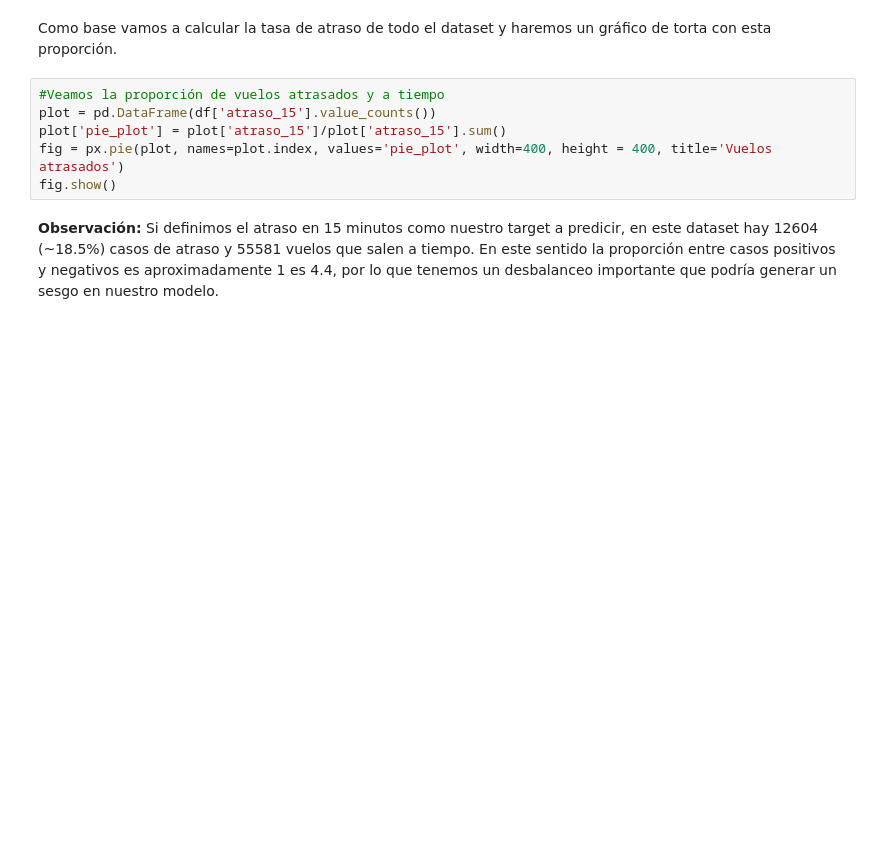
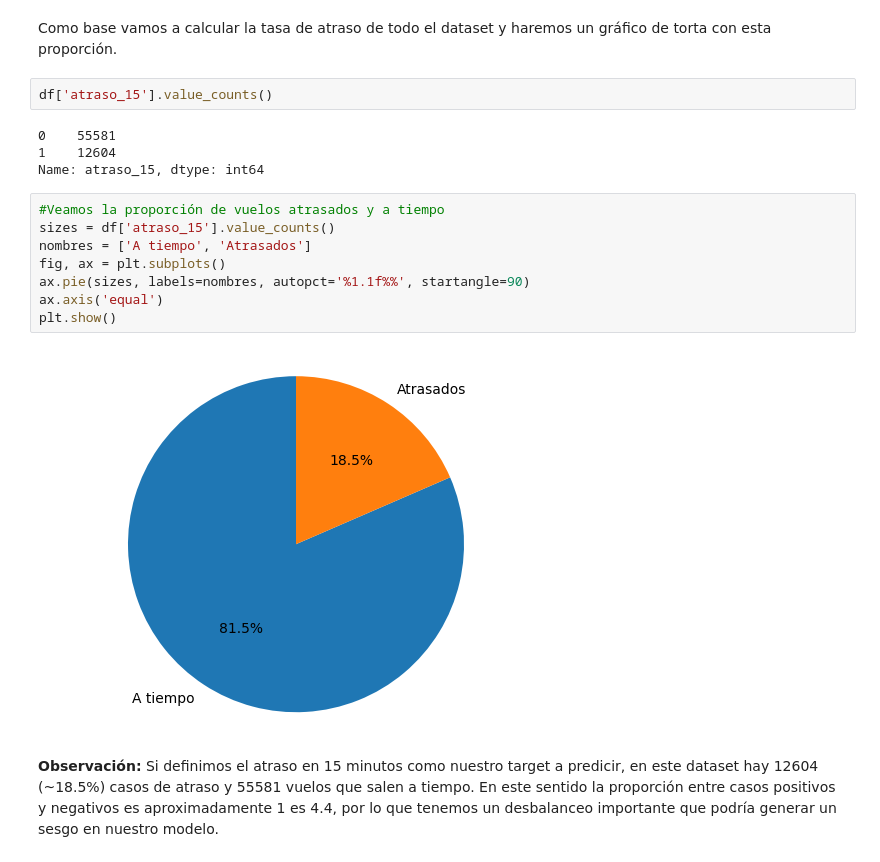
Before and after one commit to miguel-mf/challenge_ds_neuralworks, a Jupyter notebook: Challenge_Vuelos.ipynb, the cells around one changed output. Drawn from its saved outputs; the diff is of its cells as text; blank space fills up the shorter version.

```diff
--- a/Challenge_Vuelos.ipynb
+++ b/Challenge_Vuelos.ipynb
@@ -180,12 +180,22 @@ aux.to_csv('synthetic_features.csv', index=False)
 ## 3. Tasas de atraso
 # %% [markdown]
 Como base vamos a calcular la tasa de atraso de todo el dataset y haremos un gráfico de torta con esta proporción.
-# %%
-#Veamos la proporción de vuelos atrasados y a tiempo
-plot = pd.DataFrame(df['atraso_15'].value_counts())
-plot['pie_plot'] = plot['atraso_15']/plot['atraso_15'].sum()
-fig = px.pie(plot, names=plot.index, values='pie_plot', width=400, height = 400, title='Vuelos atrasados')
-fig.show()
+# %%
+df['atraso_15'].value_counts()
+# %% [output]
+0    55581
+1    12604
+Name: atraso_15, dtype: int64
+# %%
+#Veamos la proporción de vuelos atrasados y a tiempo
+sizes = df['atraso_15'].value_counts()
+nombres = ['A tiempo', 'Atrasados']
+fig, ax = plt.subplots()
+ax.pie(sizes, labels=nombres, autopct='%1.1f%%', startangle=90)
+ax.axis('equal')
+plt.show()
+# %% [output]
+[figure, added]
 # %% [markdown]
 **Observación:** Si definimos el atraso en 15 minutos como nuestro target a predicir, en este dataset hay 12604 (~18.5%) casos de atraso y 55581 vuelos que salen a tiempo. En este sentido la proporción entre casos positivos y negativos es aproximadamente 1 es 4.4, por lo que tenemos un desbalanceo importante que podría generar un sesgo en nuestro modelo.
 # %% [markdown]
```
Also changed, not shown: parts of 1 cell of this notebook.
